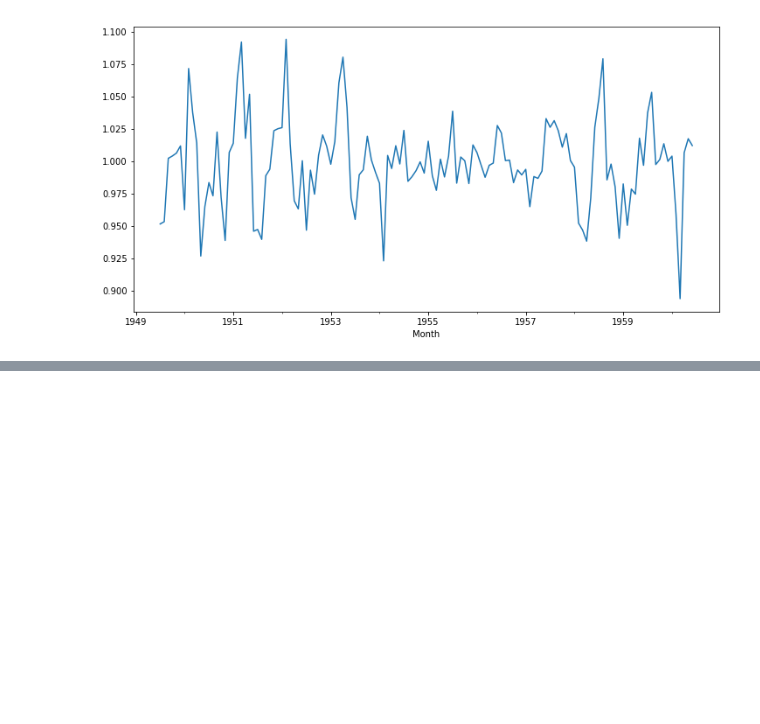
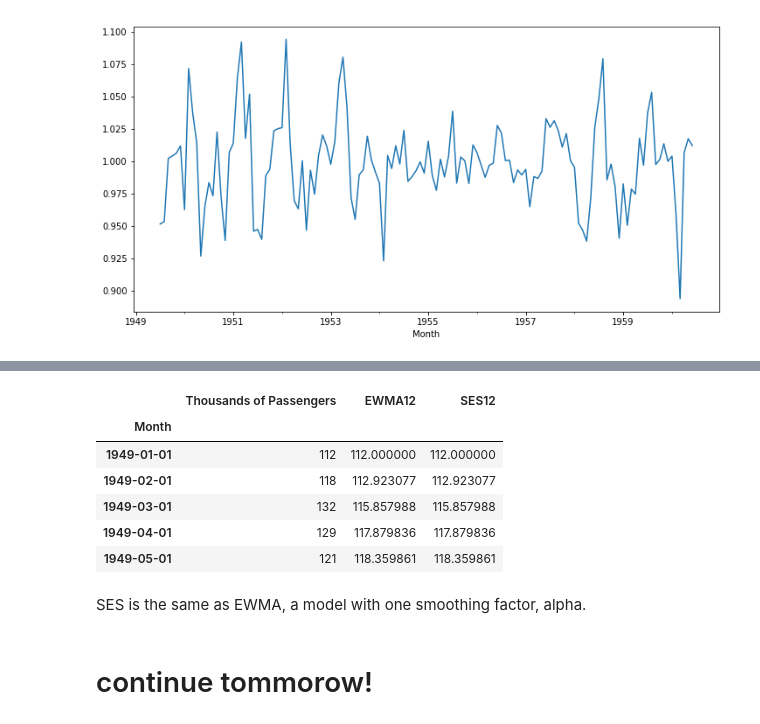
Before and after one commit to saifulrijal-ds/time-series-analysis-python, a Jupyter notebook: learn-notes_tsa-with-statsmodel.ipynb, the cells around one changed output, grey strips where cells are left out. Saved outputs shown, nothing was run; the diff lists cells and outputs as text; code cells hidden in the pictures; blank space fills up the shorter version.

```diff
--- a/learn-notes_tsa-with-statsmodel.ipynb
+++ b/learn-notes_tsa-with-statsmodel.ipynb
@@ -174,0 +293,2 @@ result.resid.plot(figsize=(12,6))
+# %%
+airline2['EWMA12'] = airline2['Thousands of Passengers'].ewm(alpha=alpha, adjust=False).mean()
@@ -174,0 +305,16 @@ result.resid.plot(figsize=(12,6))
+# %%
+ses = SimpleExpSmoothing(airline2['Thousands of Passengers'])
+# %%
+fitted_ses = ses.fit(smoothing_level=alpha, optimized=False)
+# %%
+airline2['SES12'] = fitted_ses.fittedvalues.shift(-1)
+# %%
+airline2.head()
+# %% [output]
+|  | Thousands of Passengers | EWMA12 | SES12 |
+| Month |  |  |  |
+| 1949-01-01 | 112 | 112.000000 | 112.000000 |
+| 1949-02-01 | 118 | 112.923077 | 112.923077 |
+| 1949-03-01 | 132 | 115.857988 | 115.857988 |
+| 1949-04-01 | 129 | 117.879836 | 117.879836 |
+| 1949-05-01 | 121 | 118.359861 | 118.359861 |
@@ -174,0 +324,4 @@ result.resid.plot(figsize=(12,6))
+# %% [markdown]
+SES is the same as EWMA, a model with one smoothing factor, alpha.
+# %% [markdown]
+# continue tommorow!
```
Also changed, not shown: parts of 25 cells of this notebook.
